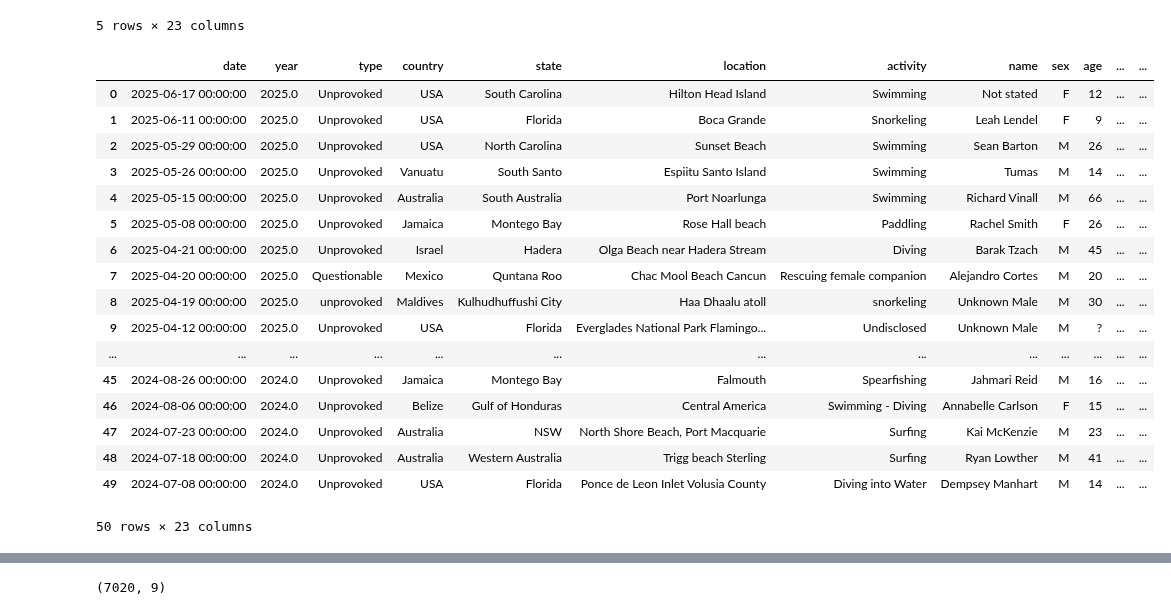
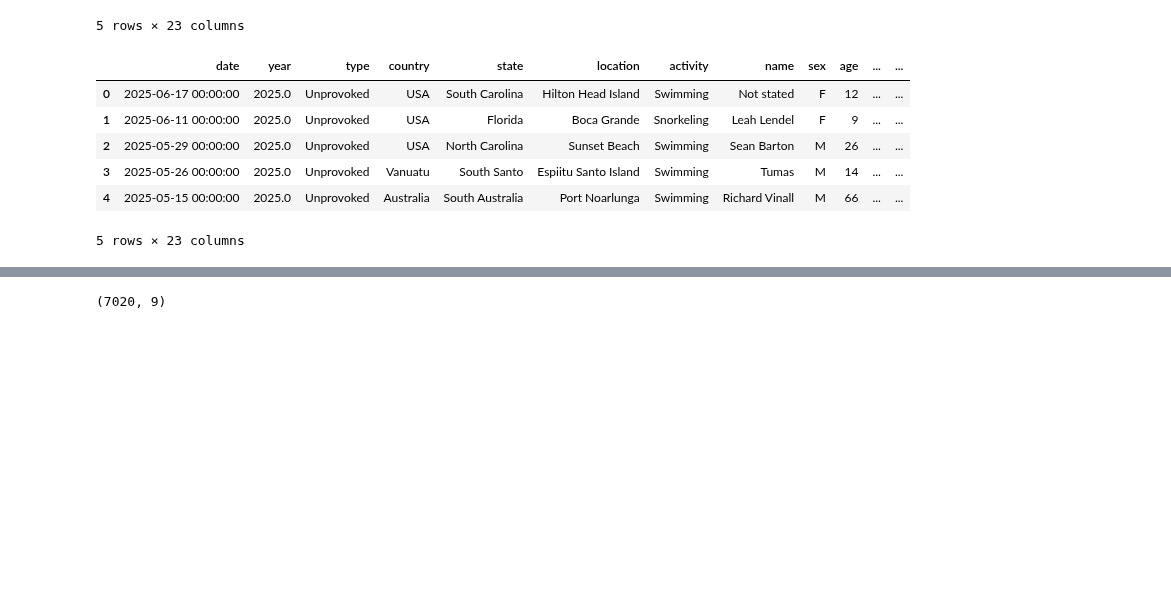
Before and after one commit to DelmarB/shark-analysis, a Jupyter notebook: Shark-Copy1.ipynb, the cells around one changed output, grey strips where cells are left out. Cells and saved outputs as stored; diff of their text form; code cells hidden in the pictures; blank space fills up the shorter version.

```diff
--- a/Shark-Copy1.ipynb
+++ b/Shark-Copy1.ipynb
@@ -15,26 +19,15 @@ shark_df.head()
 # %%
 shark_df = shark_df.rename(columns={ col: col.replace(" ","").lower() for col in shark_df.columns })
 # %%
-shark_df.head(50)
+shark_df.head(5)
 # %% [output]
 |  | date | year | type | country | state | location | activity | name | sex | age | ... | ... |
 | 0 | 2025-06-17 00:00:00 | 2025.0 | Unprovoked | USA | South Carolina | Hilton Head Island | Swimming | Not stated | F | 12 | ... | ... |
 | 1 | 2025-06-11 00:00:00 | 2025.0 | Unprovoked | USA | Florida | Boca Grande | Snorkeling | Leah Lendel | F | 9 | ... | ... |
 | 2 | 2025-05-29 00:00:00 | 2025.0 | Unprovoked | USA | North Carolina | Sunset Beach | Swimming | Sean Barton | M | 26 | ... | ... |
 | 3 | 2025-05-26 00:00:00 | 2025.0 | Unprovoked | Vanuatu | South Santo | Espiitu Santo Island | Swimming | Tumas | M | 14 | ... | ... |
 | 4 | 2025-05-15 00:00:00 | 2025.0 | Unprovoked | Australia | South Australia | Port Noarlunga | Swimming | Richard Vinall | M | 66 | ... | ... |
-| 5 | 2025-05-08 00:00:00 | 2025.0 | Unprovoked | Jamaica | Montego Bay | Rose Hall beach | Paddling | Rachel Smith | F | 26 | ... | ... |
-| 6 | 2025-04-21 00:00:00 | 2025.0 | Unprovoked | Israel | Hadera | Olga Beach near Hadera Stream | Diving | Barak Tzach | M | 45 | ... | ... |
-| 7 | 2025-04-20 00:00:00 | 2025.0 | Questionable | Mexico | Quntana Roo | Chac Mool Beach Cancun | Rescuing female companion | Alejandro Cortes | M | 20 | ... | ... |
-| 8 | 2025-04-19 00:00:00 | 2025.0 | unprovoked | Maldives | Kulhudhuffushi City | Haa Dhaalu atoll | snorkeling | Unknown Male | M | 30 | ... | ... |
-| 9 | 2025-04-12 00:00:00 | 2025.0 | Unprovoked | USA | Florida | Everglades National Park Flamingo... | Undisclosed | Unknown Male | M | ? | ... | ... |
-| ... | ... | ... | ... | ... | ... | ... | ... | ... | ... | ... | ... | ... |
-| 45 | 2024-08-26 00:00:00 | 2024.0 | Unprovoked | Jamaica | Montego Bay | Falmouth | Spearfishing | Jahmari Reid | M | 16 | ... | ... |
-| 46 | 2024-08-06 00:00:00 | 2024.0 | Unprovoked | Belize | Gulf of Honduras | Central America | Swimming - Diving | Annabelle Carlson | F | 15 | ... | ... |
-| 47 | 2024-07-23 00:00:00 | 2024.0 | Unprovoked | Australia | NSW | North Shore Beach, Port Macquarie | Surfing | Kai McKenzie | M | 23 | ... | ... |
-| 48 | 2024-07-18 00:00:00 | 2024.0 | Unprovoked | Australia | Western Australia | Trigg beach Sterling | Surfing | Ryan Lowther | M | 41 | ... | ... |
-| 49 | 2024-07-08 00:00:00 | 2024.0 | Unprovoked | USA | Florida | Ponce de Leon Inlet Volusia County | Diving into Water | Dempsey Manhart | M | 14 | ... | ... |
-50 rows × 23 columns
+5 rows × 23 columns
 # %%
 shark_df_2 = shark_df[[ "date", "year","country", "state", "location", "activity", "injury","age","species"]]
 # Species appers as not an index.
```
Also changed, not shown: parts of 34 cells of this notebook.
